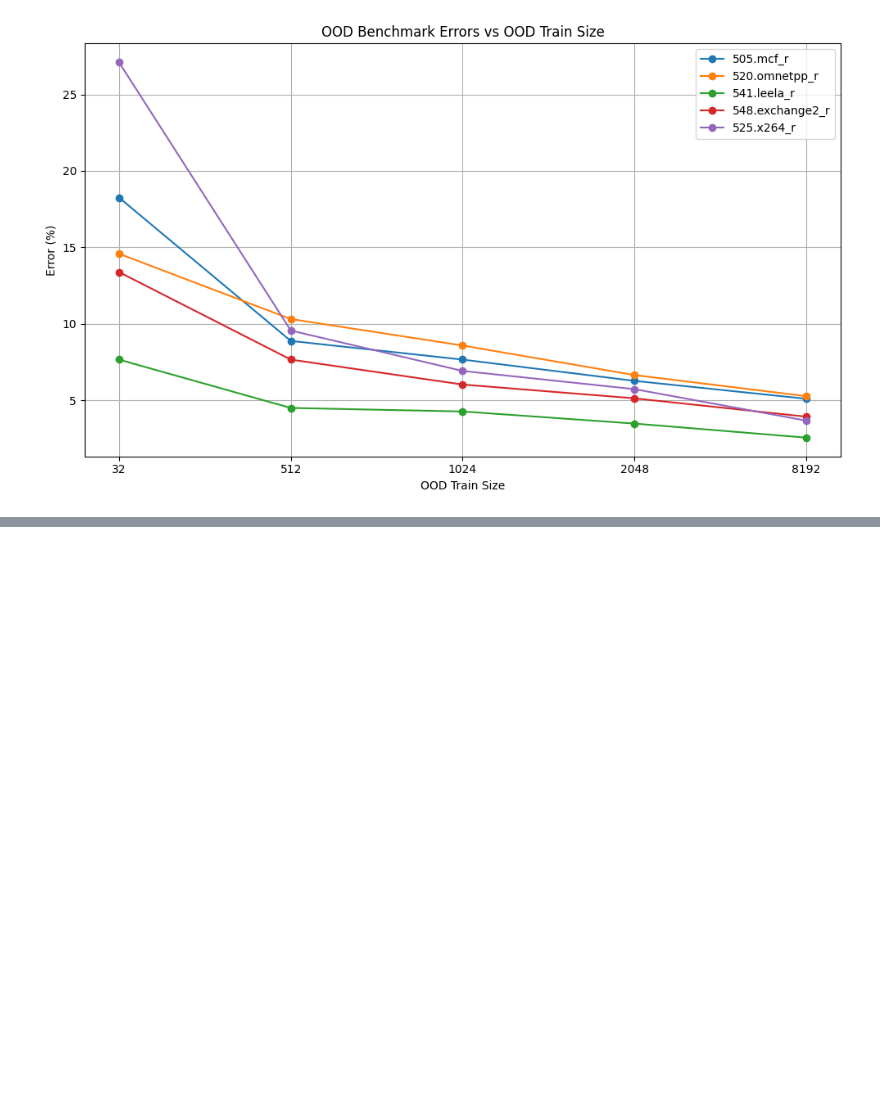
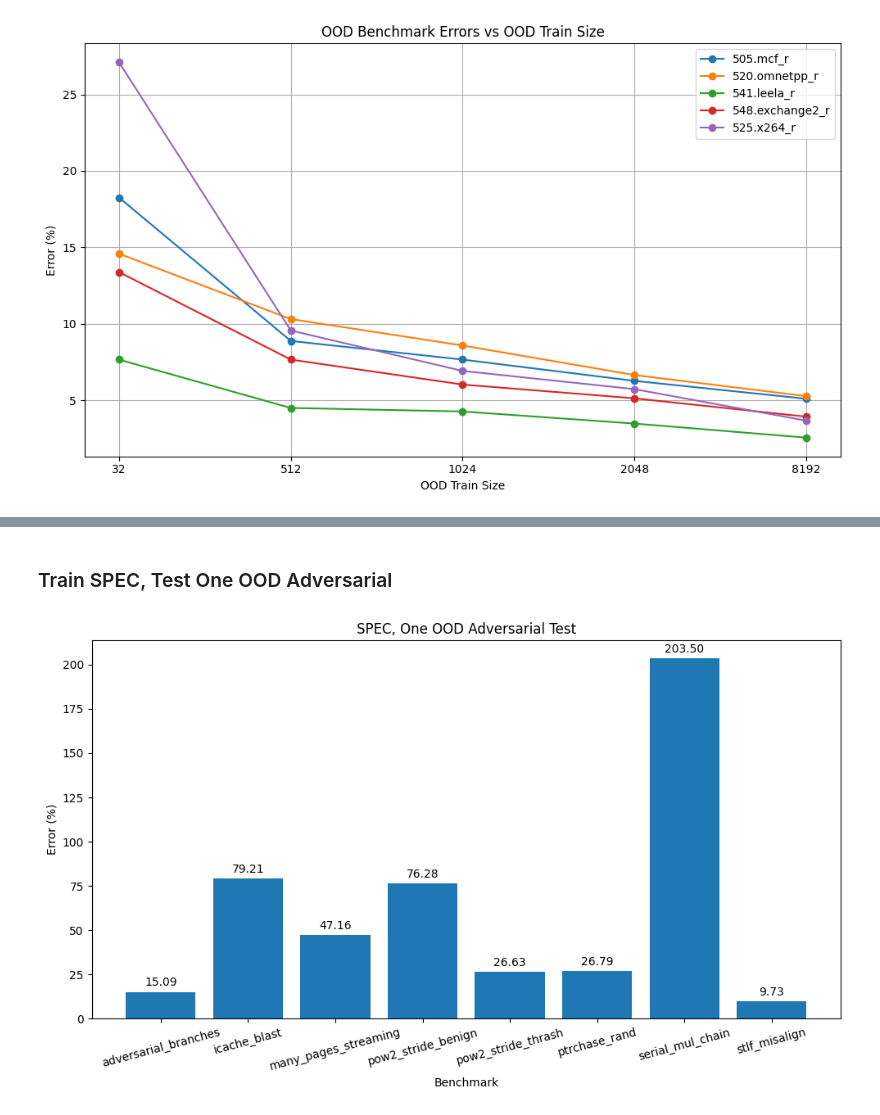
Before and after one commit to ronitnag04/peregrine, a Jupyter notebook: ml_model/analysis.ipynb, the cells around one changed output, grey strips where cells are left out. Saved outputs shown, nothing was run; the diff lists cells and outputs as text; code cells hidden in the pictures; blank space fills up the shorter version.

```diff
--- a/ml_model/analysis.ipynb
+++ b/ml_model/analysis.ipynb
@@ -619,0 +773,25 @@ plt.show()
+# %% [markdown]
+### Train SPEC, Test One OOD Adversarial
+# %%
+experiments = [e for e in results["spec_holdout_onboarding"] if e["ood_train_size"] == 0]
+benchmarks = [experiment["ood_benchmark"] for experiment in experiments ]
+errors = [experiment["error"] for experiment in experiments]
+
+fig, ax = plt.subplots(figsize=(10, 6))
+bars = ax.bar(benchmarks, errors)
+ax.set_xlabel("Benchmark")
+ax.set_ylabel("Error (%)")
+ax.set_title("SPEC, One OOD Adversarial Test")
+plt.xticks(rotation=15, ha='center')
+# Add error values as text above each bar
+for bar, error in zip(bars, errors):
+    height = bar.get_height()
+    ax.annotate(f"{error:.2f}",
+                xy=(bar.get_x() + bar.get_width() / 2, height),
+                xytext=(0, 3),  # 3 points vertical offset
+                textcoords="offset points",
+                ha='center', va='bottom')
+plt.tight_layout()
+plt.savefig(os.path.join(sweep_dir, "spec_train_ood_adversarial_test.png"), bbox_inches='tight')
+# %% [output]
+[figure, added]
```
Also changed, not shown: parts of 19 cells of this notebook, 1 other file.
